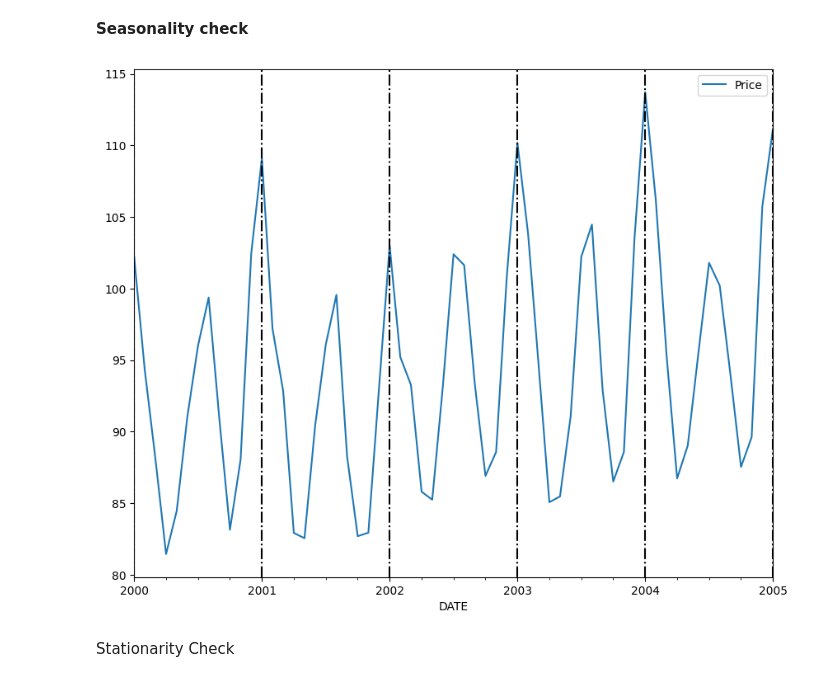
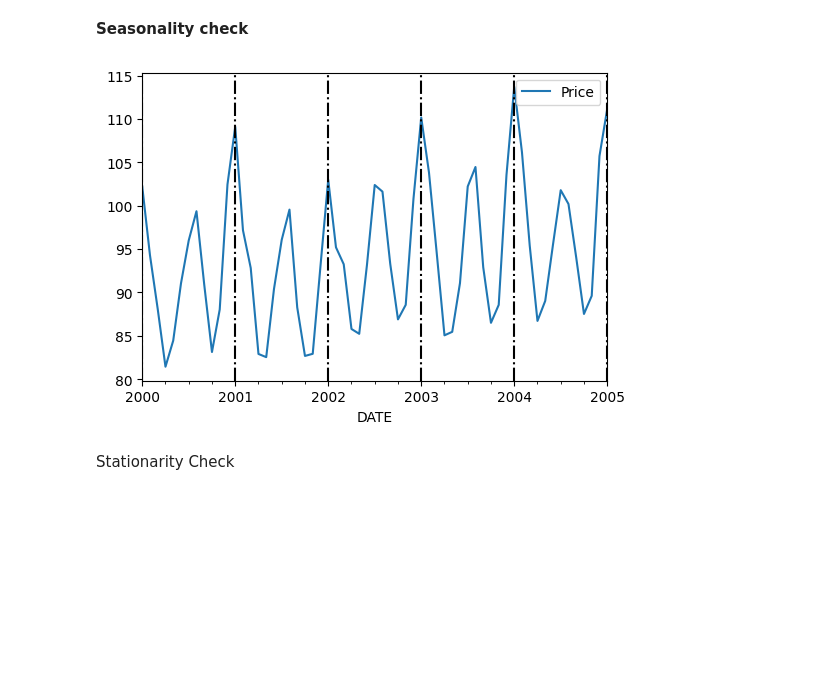
Before and after one commit to Adnan-saky/Time-Series-Analysis, a Jupyter notebook: Seasonality.ipynb, the cells around one changed output. Drawn from its saved outputs; the diff is of its cells as text; code cells hidden in the pictures; blank space fills up the shorter version.

```diff
--- a/Seasonality.ipynb
+++ b/Seasonality.ipynb
@@ -33,15 +33,15 @@ for xc in xcroods:
 # %%
 str_date = "01-01-2000"
 end_date = "01-01-2005"
 
 timeline = (data.index >= str_date) & (data.index <= end_date)
 datatimeline = data.loc[timeline]
-datatimeline.plot(figsize=(10,8))
+datatimeline.plot(figsize=(6,4))
 xcroods = ["01-01-2000","01-01-2001","01-01-2002","01-01-2003","01-01-2004","01-01-2005"]
 for xc in xcroods:
     plt.axvline(x = xc,color="black", linestyle = "-.")
 # %% [output]
-[figure, old version]
+[figure, new version]
 # %% [markdown]
 Stationarity Check
 # %%
```
Also changed, not shown: parts of 7 cells of this notebook.
